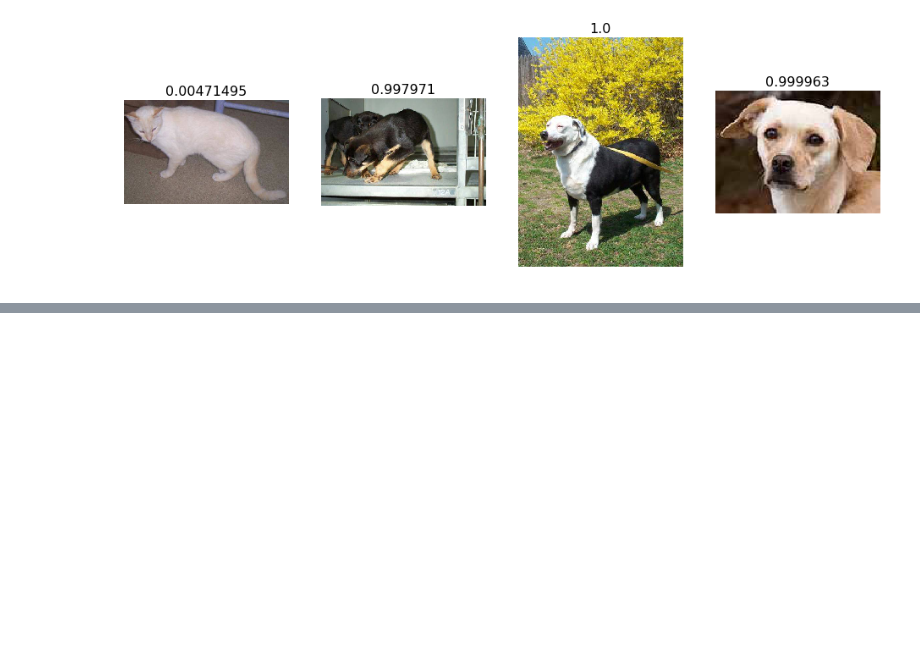
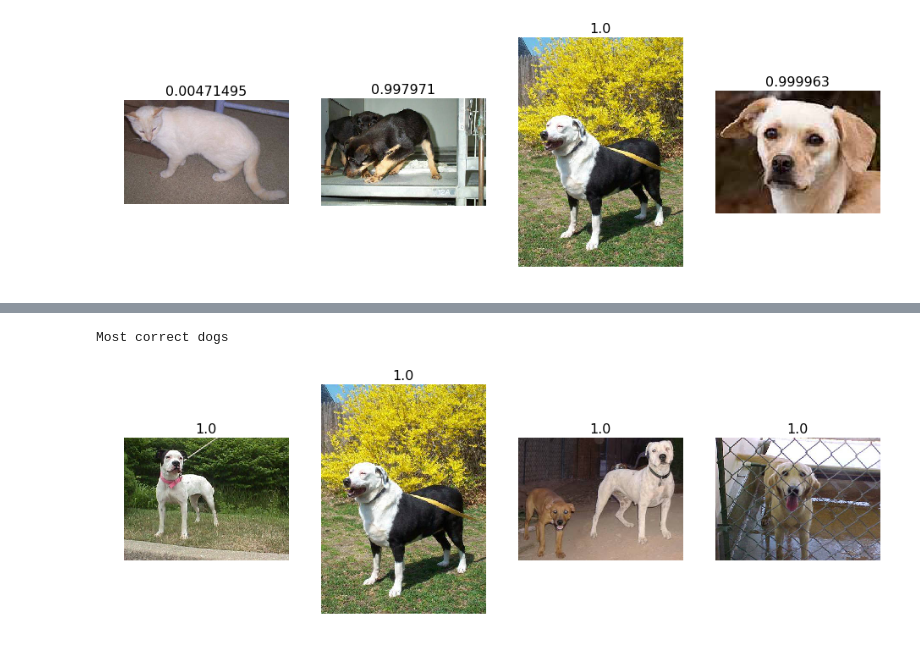
Before and after one commit to zaoyang/fastai, a Jupyter notebook: courses/dl1_redone/lesson1_redone.ipynb, the cells around one changed output, grey strips where cells are left out. Cells and saved outputs as stored; diff of their text form; code cells hidden in the pictures; blank space fills up the shorter version.

```diff
--- a/courses/dl1_redone/lesson1_redone.ipynb
+++ b/courses/dl1_redone/lesson1_redone.ipynb
@@ -193,0 +213,5 @@ Correctly classified
+# %%
+plot_val_with_title(most_by_correct(1, True), "Most correct dogs")
+# %% [output]
+Most correct dogs
+[figure, added]
```
Also changed, not shown: parts of 15 cells of this notebook.
